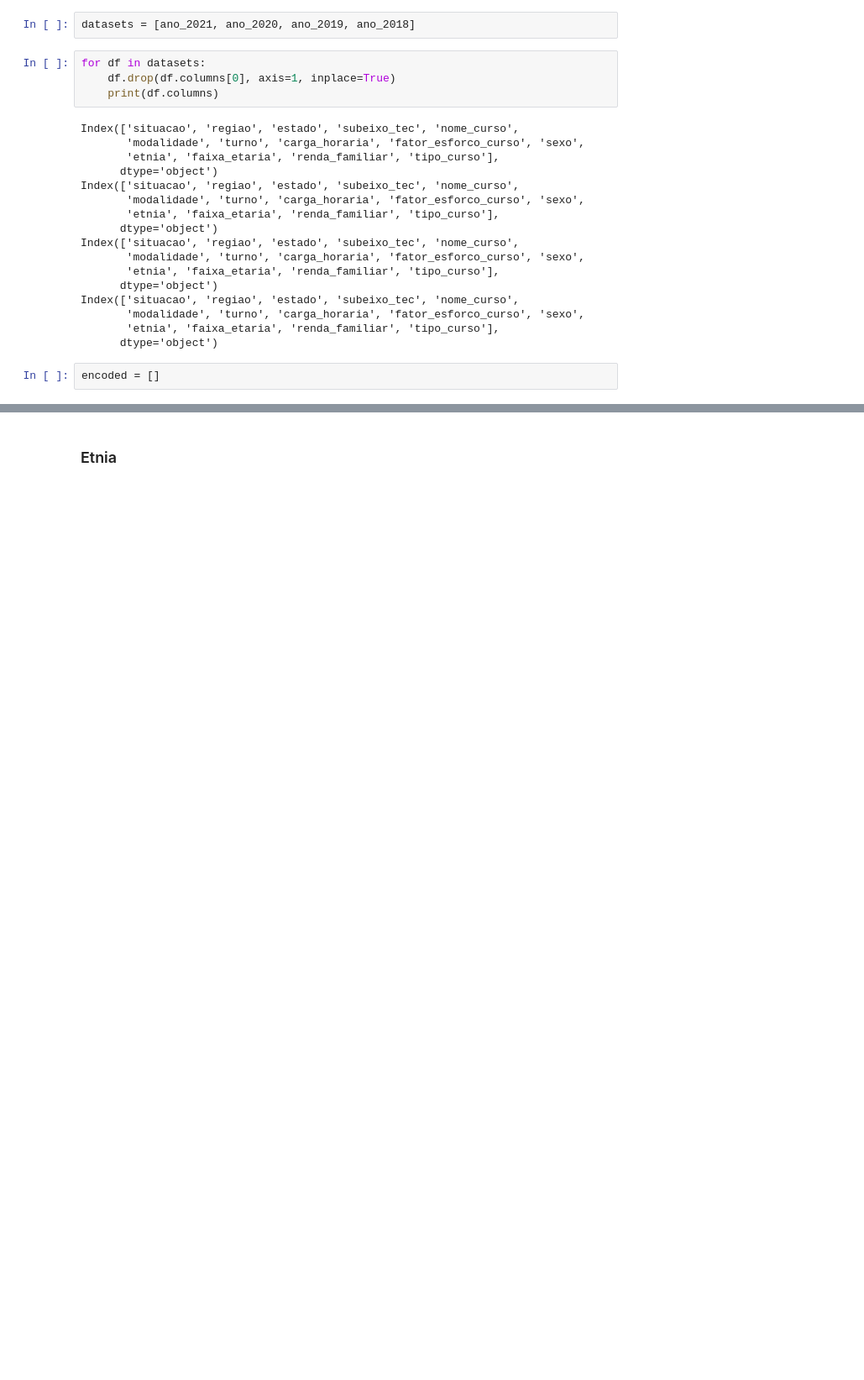
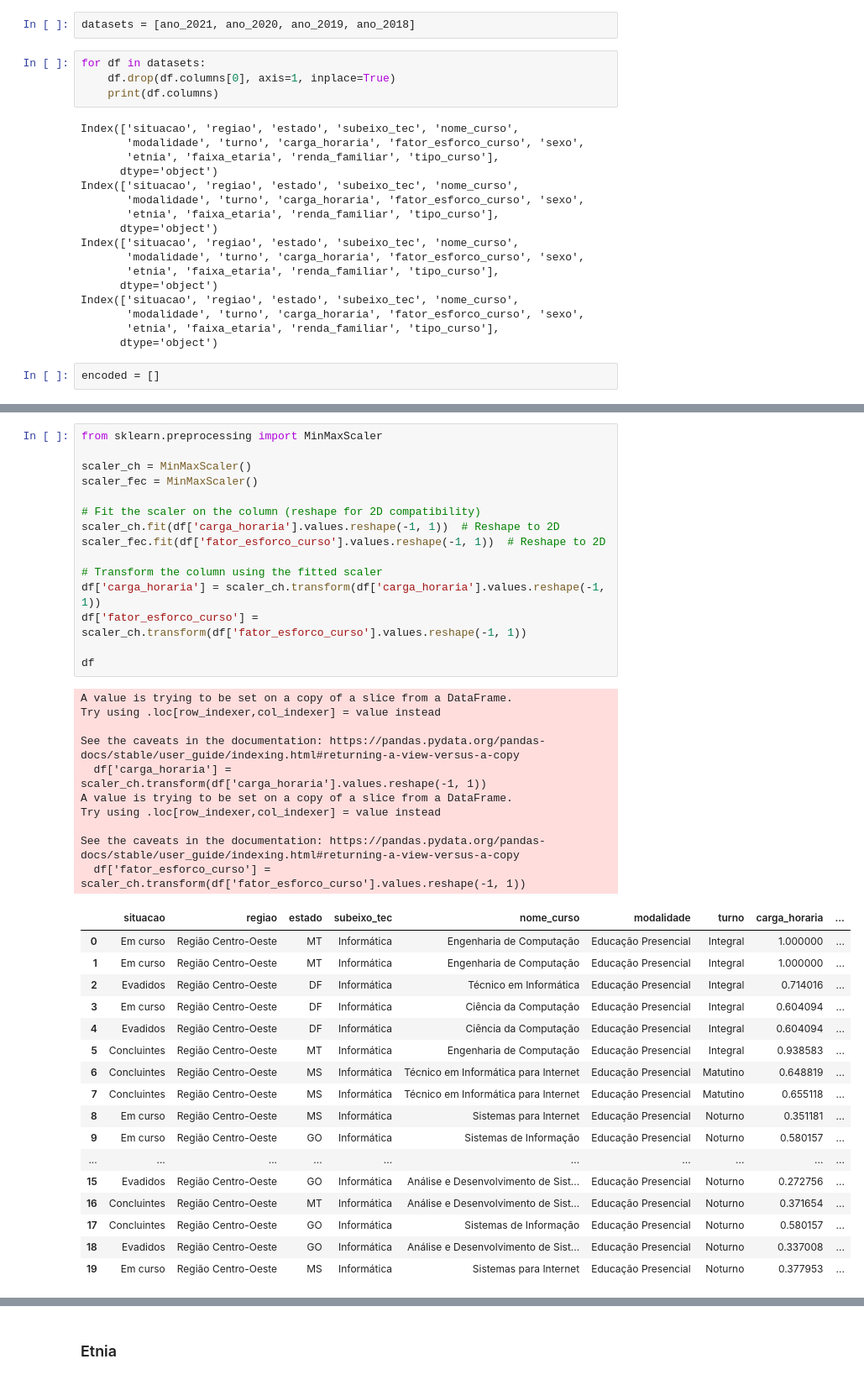
Before and after one commit to profdaniellegms/evasao-ept, a Jupyter notebook: notebooks/nb3_transforming.ipynb, the cells around one changed output, grey strips where cells are left out. Shown at 84% size. Cells and saved outputs as stored; diff of their text form; blank space fills up the shorter version.

```diff
--- a/notebooks/nb3_transforming.ipynb
+++ b/notebooks/nb3_transforming.ipynb
@@ -82,0 +93,43 @@ See the caveats in the documentation: https://pandas.pydata.org/pandas-docs/stab
+# %%
+from sklearn.preprocessing import MinMaxScaler
+
+scaler_ch = MinMaxScaler()
+scaler_fec = MinMaxScaler()
+
+# Fit the scaler on the column (reshape for 2D compatibility)
+scaler_ch.fit(df['carga_horaria'].values.reshape(-1, 1))  # Reshape to 2D
+scaler_fec.fit(df['fator_esforco_curso'].values.reshape(-1, 1))  # Reshape to 2D
+
+# Transform the column using the fitted scaler
+df['carga_horaria'] = scaler_ch.transform(df['carga_horaria'].values.reshape(-1, 1))
+df['fator_esforco_curso'] = scaler_ch.transform(df['fator_esforco_curso'].values.reshape(-1, 1))
+
+df
+# %% [output]
+A value is trying to be set on a copy of a slice from a DataFrame.
+Try using .loc[row_indexer,col_indexer] = value instead
+
+See the caveats in the documentation: https://pandas.pydata.org/pandas-docs/stable/user_guide/indexing.html#returning-a-view-versus-a-copy
+  df['carga_horaria'] = scaler_ch.transform(df['carga_horaria'].values.reshape(-1, 1))
+A value is trying to be set on a copy of a slice from a DataFrame.
+Try using .loc[row_indexer,col_indexer] = value instead
+
+See the caveats in the documentation: https://pandas.pydata.org/pandas-docs/stable/user_guide/indexing.html#returning-a-view-versus-a-copy
+  df['fator_esforco_curso'] = scaler_ch.transform(df['fator_esforco_curso'].values.reshape(-1, 1))
+|  | situacao | regiao | estado | subeixo_tec | nome_curso | modalidade | turno | carga_horaria | ... |
+| 0 | Em curso | Região Centro-Oeste | MT | Informática | Engenharia de Computação | Educação Presencial | Integral | 1.000000 | ... |
+| 1 | Em curso | Região Centro-Oeste | MT | Informática | Engenharia de Computação | Educação Presencial | Integral | 1.000000 | ... |
+| 2 | Evadidos | Região Centro-Oeste | DF | Informática | Técnico em Informática | Educação Presencial | Integral | 0.714016 | ... |
+| 3 | Em curso | Região Centro-Oeste | DF | Informática | Ciência da Computação | Educação Presencial | Integral | 0.604094 | ... |
+| 4 | Evadidos | Região Centro-Oeste | DF | Informática | Ciência da Computação | Educação Presencial | Integral | 0.604094 | ... |
+| 5 | Concluintes | Região Centro-Oeste | MT | Informática | Engenharia de Computação | Educação Presencial | Integral | 0.938583 | ... |
+| 6 | Concluintes | Região Centro-Oeste | MS | Informática | Técnico em Informática para Internet | Educação Presencial | Matutino | 0.648819 | ... |
+| 7 | Concluintes | Região Centro-Oeste | MS | Informática | Técnico em Informática para Internet | Educação Presencial | Matutino | 0.655118 | ... |
+| 8 | Em curso | Região Centro-Oeste | MS | Informática | Sistemas para Internet | Educação Presencial | Noturno | 0.351181 | ... |
+| 9 | Em curso | Região Centro-Oeste | GO | Informática | Sistemas de Informação | Educação Presencial | Noturno | 0.580157 | ... |
+| ... | ... | ... | ... | ... | ... | ... | ... | ... | ... |
+| 15 | Evadidos | Região Centro-Oeste | GO | Informática | Análise e Desenvolvimento de Sist... | Educação Presencial | Noturno | 0.272756 | ... |
+| 16 | Concluintes | Região Centro-Oeste | MT | Informática | Análise e Desenvolvimento de Sist... | Educação Presencial | Noturno | 0.371654 | ... |
+| 17 | Concluintes | Região Centro-Oeste | GO | Informática | Sistemas de Informação | Educação Presencial | Noturno | 0.580157 | ... |
+| 18 | Evadidos | Região Centro-Oeste | GO | Informática | Análise e Desenvolvimento de Sist... | Educação Presencial | Noturno | 0.337008 | ... |
+| 19 | Em curso | Região Centro-Oeste | MS | Informática | Sistemas para Internet | Educação Presencial | Noturno | 0.377953 | ... |
```
Also changed, not shown: parts of 42 cells of this notebook, 1 other file.
